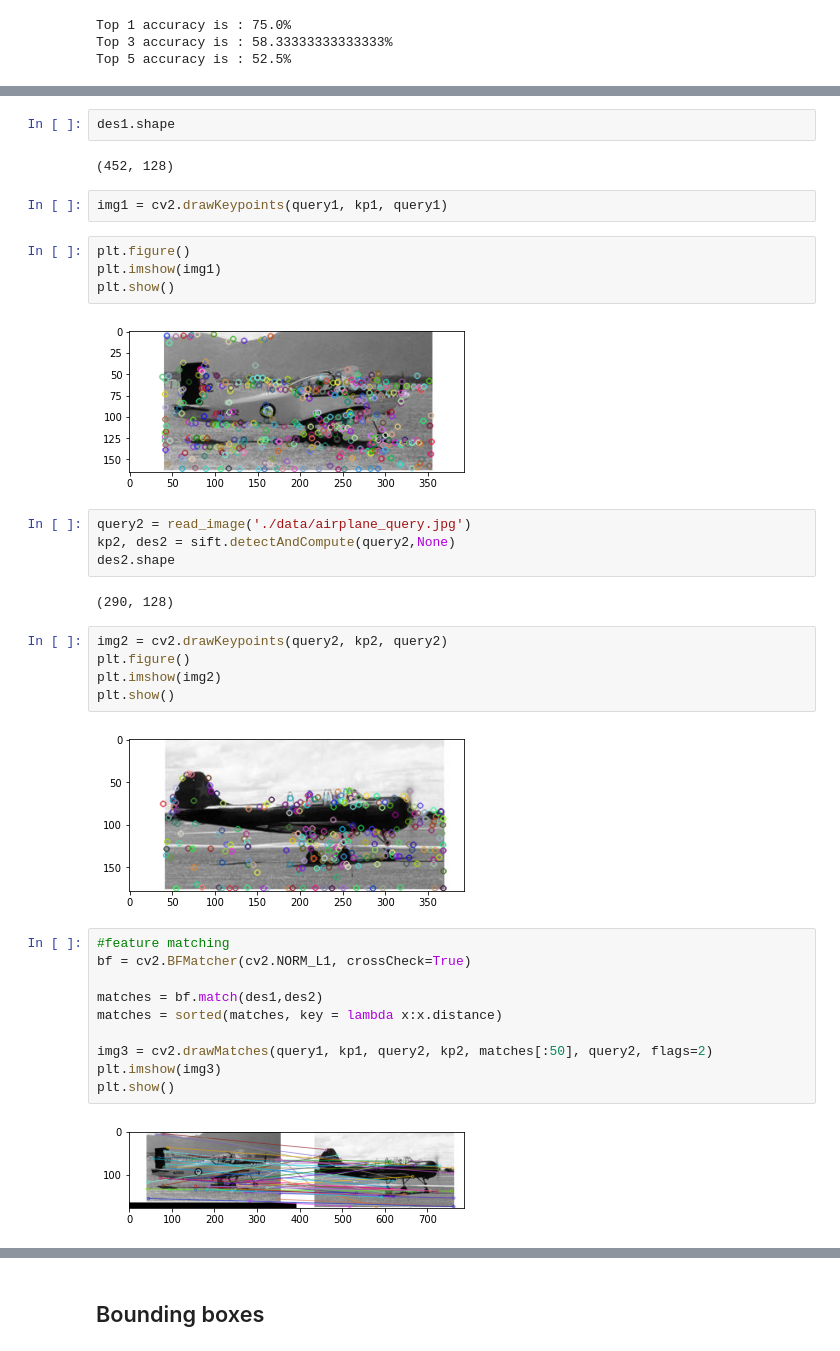
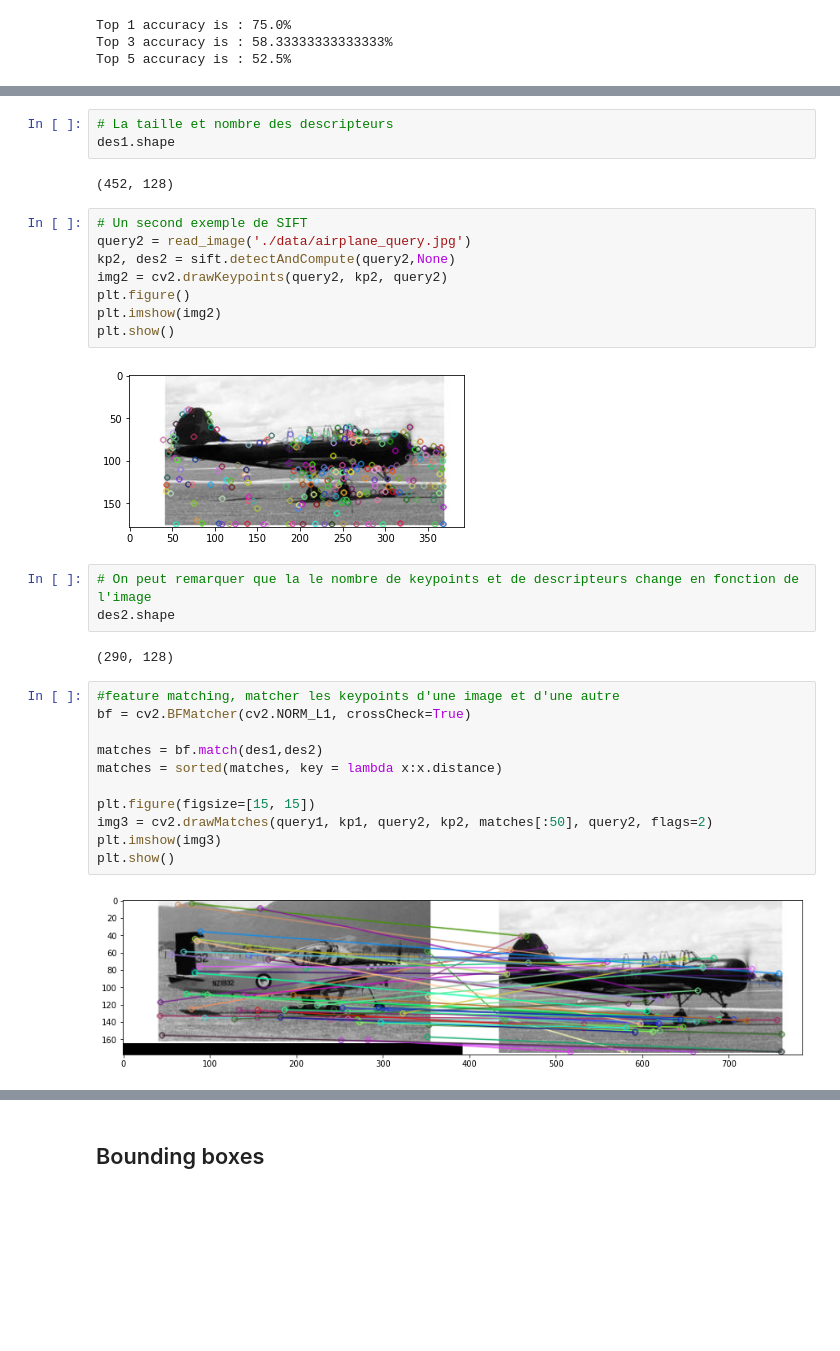
Before and after one commit to savoiepe/labs_computer_vision, a Jupyter notebook: TP1/TP1_code.ipynb, the cells around one changed output, grey strips where cells are left out. Saved outputs shown, nothing was run; the diff lists cells and outputs as text; blank space fills up the shorter version.

```diff
--- a/TP1/TP1_code.ipynb
+++ b/TP1/TP1_code.ipynb
@@ -127,38 +142,34 @@ kp1, des1 = sift.detectAndCompute(query1,None)
 # %%
+# La taille et nombre des descripteurs
 des1.shape
 # %% [output]
 (452, 128)
-# %%
-img1 = cv2.drawKeypoints(query1, kp1, query1)
-# %%
-plt.figure()
-plt.imshow(img1)
-plt.show()
-# %% [output]
-[figure, removed]
 # %%
+# Un second exemple de SIFT
 query2 = read_image('./data/airplane_query.jpg')
 kp2, des2 = sift.detectAndCompute(query2,None)
-des2.shape
+img2 = cv2.drawKeypoints(query2, kp2, query2)
+plt.figure()
+plt.imshow(img2)
+plt.show()
 # %% [output]
-(290, 128)
+[figure, added]
 # %%
-img2 = cv2.drawKeypoints(query2, kp2, query2)
-plt.figure()
-plt.imshow(img2)
-plt.show()
+# On peut remarquer que la le nombre de keypoints et de descripteurs change en fonction de l'image
+des2.shape
 # %% [output]
-[figure, removed]
+(290, 128)
 # %%
-#feature matching
+#feature matching, matcher les keypoints d'une image et d'une autre
 bf = cv2.BFMatcher(cv2.NORM_L1, crossCheck=True)
 
 matches = bf.match(des1,des2)
 matches = sorted(matches, key = lambda x:x.distance)
 
+plt.figure(figsize=[15, 15])
 img3 = cv2.drawMatches(query1, kp1, query2, kp2, matches[:50], query2, flags=2)
 plt.imshow(img3)
 plt.show()
 # %% [output]
-[figure, old version]
+[figure, new version]
 # %%
```
Also changed, not shown: parts of 38 cells of this notebook.
